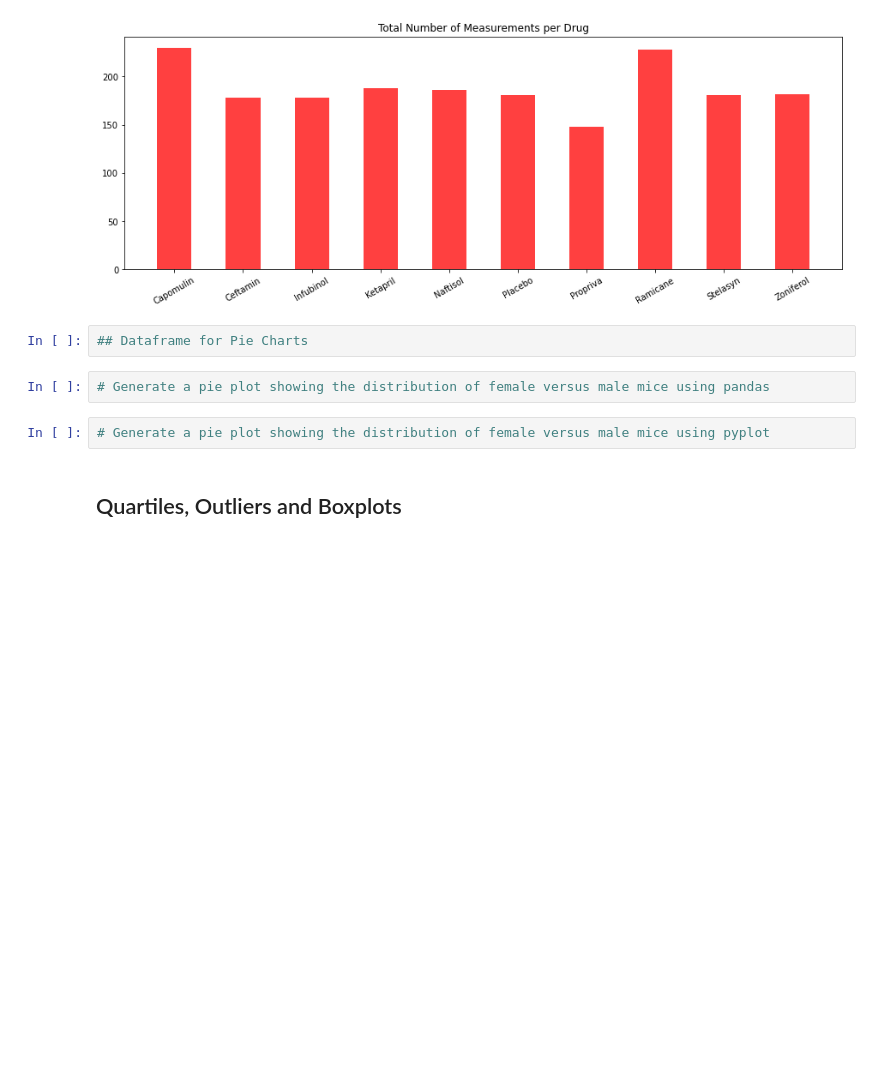
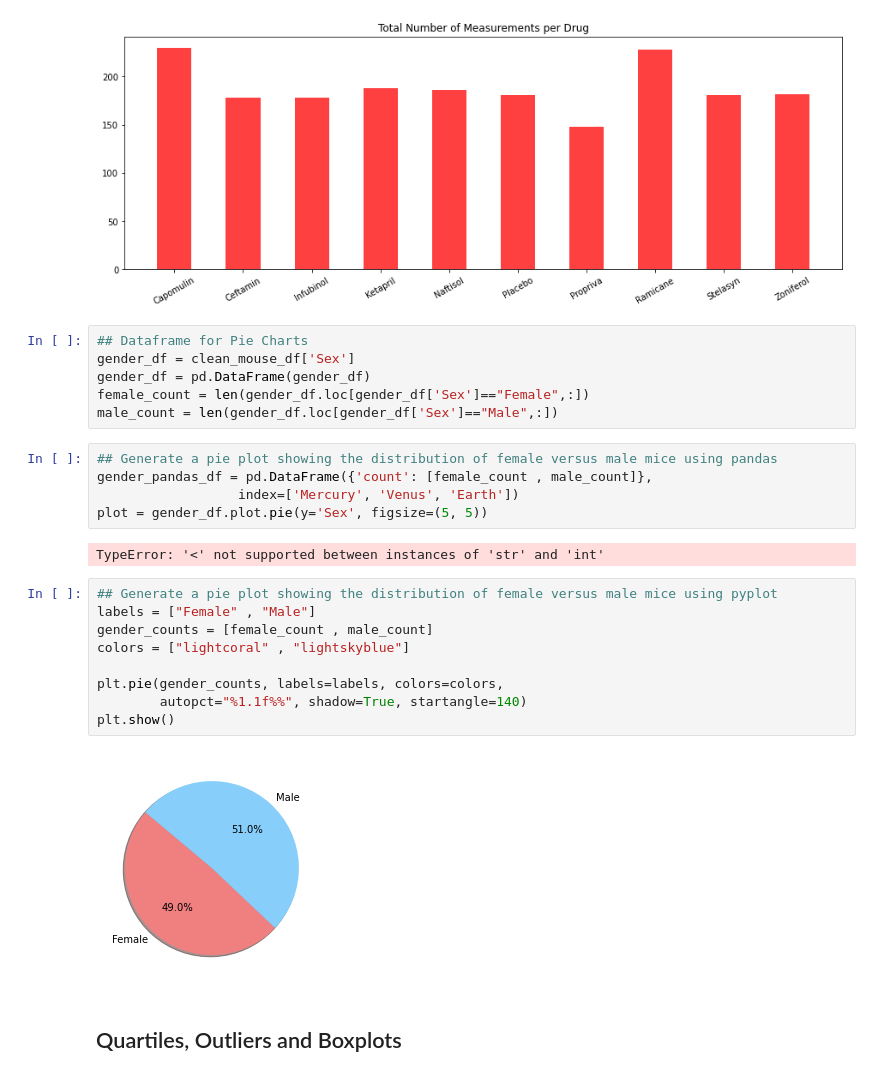
Before and after one commit to nikoelvambuena95/matplotlib-challenge, a Jupyter notebook: Pymaceuticals/Pymaceuticals_Starter.ipynb, the cells around one changed output. Saved outputs shown, nothing was run; the diff lists cells and outputs as text; blank space fills up the shorter version.

Commit message:
Created 'Female v. Male' Pie Charts *edit Pandas

```diff
--- a/Pymaceuticals/Pymaceuticals_Starter.ipynb
+++ b/Pymaceuticals/Pymaceuticals_Starter.ipynb
@@ -173,12 +173,30 @@ plt.xticks(rotation = 30)
 plt.show()
 # %% [output]
 [figure]
-# %%
-## Dataframe for Pie Charts
+# %%
+## Dataframe for Pie Charts
+gender_df = clean_mouse_df['Sex']
+gender_df = pd.DataFrame(gender_df)
+female_count = len(gender_df.loc[gender_df['Sex']=="Female",:])
+male_count = len(gender_df.loc[gender_df['Sex']=="Male",:])
 # %%
-# Generate a pie plot showing the distribution of female versus male mice using pandas
+## Generate a pie plot showing the distribution of female versus male mice using pandas
+gender_pandas_df = pd.DataFrame({'count': [female_count , male_count]},
+                  index=['Mercury', 'Venus', 'Earth'])
+plot = gender_df.plot.pie(y='Sex', figsize=(5, 5))
+# %% [output]
+TypeError: '<' not supported between instances of 'str' and 'int'
 # %%
-# Generate a pie plot showing the distribution of female versus male mice using pyplot
+## Generate a pie plot showing the distribution of female versus male mice using pyplot
+labels = ["Female" , "Male"]
+gender_counts = [female_count , male_count]
+colors = ["lightcoral" , "lightskyblue"]
+
+plt.pie(gender_counts, labels=labels, colors=colors,
+        autopct="%1.1f%%", shadow=True, startangle=140)
+plt.show()
+# %% [output]
+[figure, added]
 # %% [markdown]
 ## Quartiles, Outliers and Boxplots
 # %%
```
